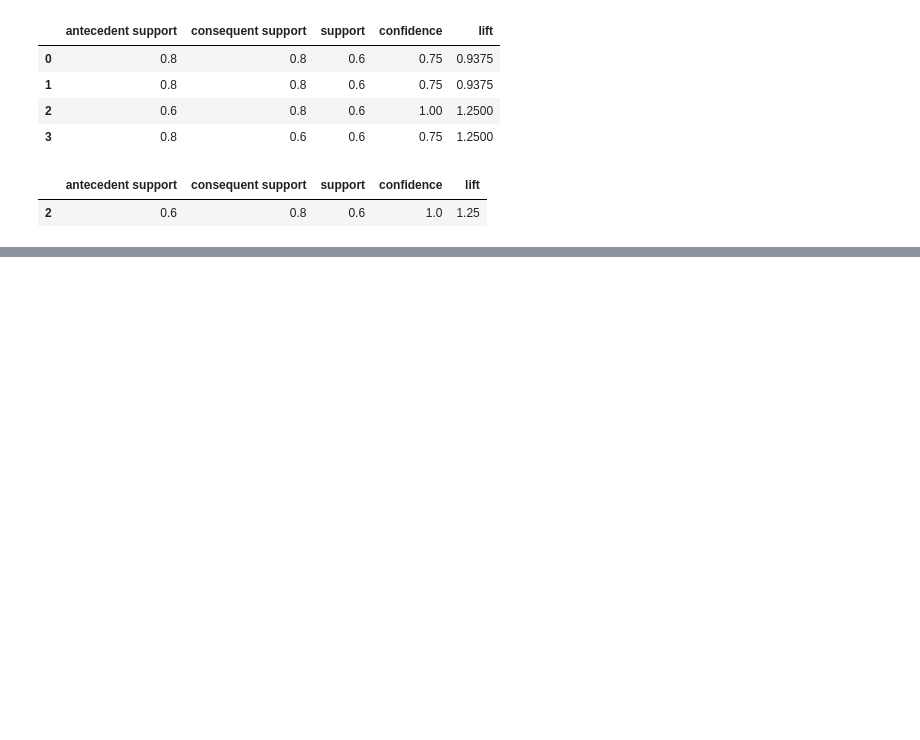
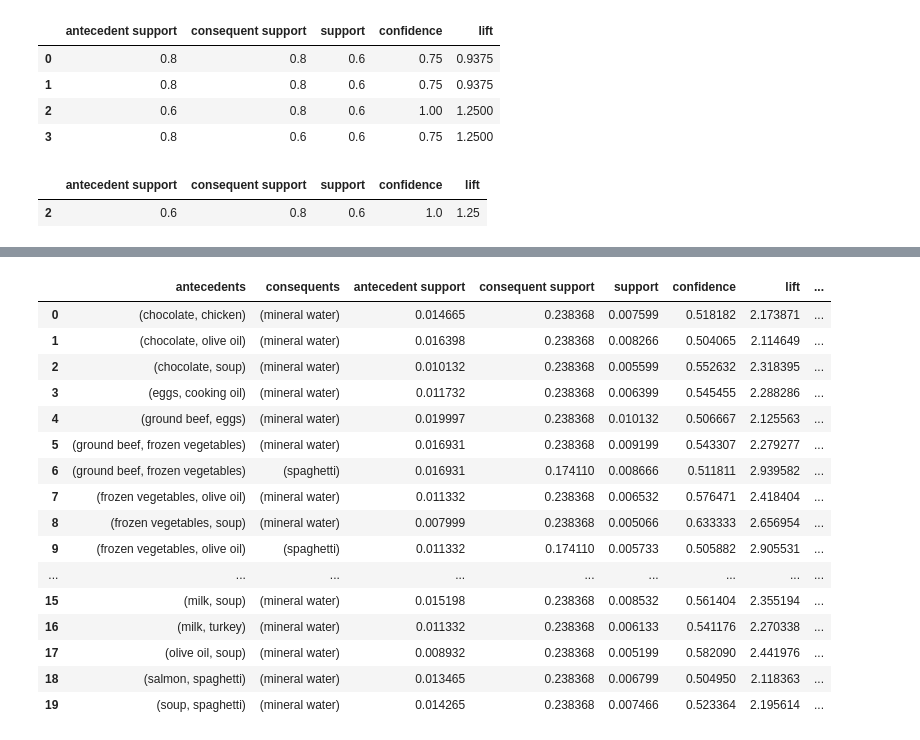
Before and after one commit to mourad-ezzerrifi/ASSOCIATION-CHECKPOINT, a Jupyter notebook: ASSOCIATION CHECKPOINT.ipynb, the cells around one changed output, grey strips where cells are left out. Cells and saved outputs as stored; diff of their text form; code cells hidden in the pictures; blank space fills up the shorter version.

```diff
--- a/ASSOCIATION CHECKPOINT.ipynb
+++ b/ASSOCIATION CHECKPOINT.ipynb
@@ -71,9 +71,3 @@ RES2
 # %% [output]
 |  | antecedent support | consequent support | support | confidence | lift |
 | 2 | 0.6 | 0.8 | 0.6 | 1.0 | 1.25 |
-# %%
-import csv
-with open('Market_Basket_Optimisation.csv', newline='') as f:
-    reader = csv.reader(f)
-    for bigdata in reader:
-         print(bigdata)
@@ -201,0 +74,7 @@ RUS2
+# %%
+import csv
+bigdata = []
+with open('Market_Basket_Optimisation.csv', newline='') as f:
+    reader = csv.reader(f)
+    for b in reader:
+         bigdata.append(b)
@@ -201,0 +110,4 @@ RUS2
+# %%
+from mlxtend.frequent_patterns import apriori
+frequent_itemese = apriori(df2, min_support=0.005, use_colnames=True)
+frequent_itemese
@@ -201,0 +128,22 @@ RUS2
+# %%
+from mlxtend.frequent_patterns import association_rules
+RUS = association_rules(frequent_itemese,metric="confidence",min_threshold=0.5) # associate itemsets with confidence over 70%.
+RUS
+# %% [output]
+|  | antecedents | consequents | antecedent support | consequent support | support | confidence | lift | ... |
+| 0 | (chocolate, chicken) | (mineral water) | 0.014665 | 0.238368 | 0.007599 | 0.518182 | 2.173871 | ... |
+| 1 | (chocolate, olive oil) | (mineral water) | 0.016398 | 0.238368 | 0.008266 | 0.504065 | 2.114649 | ... |
+| 2 | (chocolate, soup) | (mineral water) | 0.010132 | 0.238368 | 0.005599 | 0.552632 | 2.318395 | ... |
+| 3 | (eggs, cooking oil) | (mineral water) | 0.011732 | 0.238368 | 0.006399 | 0.545455 | 2.288286 | ... |
+| 4 | (ground beef, eggs) | (mineral water) | 0.019997 | 0.238368 | 0.010132 | 0.506667 | 2.125563 | ... |
+| 5 | (ground beef, frozen vegetables) | (mineral water) | 0.016931 | 0.238368 | 0.009199 | 0.543307 | 2.279277 | ... |
+| 6 | (ground beef, frozen vegetables) | (spaghetti) | 0.016931 | 0.174110 | 0.008666 | 0.511811 | 2.939582 | ... |
+| 7 | (frozen vegetables, olive oil) | (mineral water) | 0.011332 | 0.238368 | 0.006532 | 0.576471 | 2.418404 | ... |
+| 8 | (frozen vegetables, soup) | (mineral water) | 0.007999 | 0.238368 | 0.005066 | 0.633333 | 2.656954 | ... |
+| 9 | (frozen vegetables, olive oil) | (spaghetti) | 0.011332 | 0.174110 | 0.005733 | 0.505882 | 2.905531 | ... |
+| ... | ... | ... | ... | ... | ... | ... | ... | ... |
+| 15 | (milk, soup) | (mineral water) | 0.015198 | 0.238368 | 0.008532 | 0.561404 | 2.355194 | ... |
+| 16 | (milk, turkey) | (mineral water) | 0.011332 | 0.238368 | 0.006133 | 0.541176 | 2.270338 | ... |
+| 17 | (olive oil, soup) | (mineral water) | 0.008932 | 0.238368 | 0.005199 | 0.582090 | 2.441976 | ... |
+| 18 | (salmon, spaghetti) | (mineral water) | 0.013465 | 0.238368 | 0.006799 | 0.504950 | 2.118363 | ... |
+| 19 | (soup, spaghetti) | (mineral water) | 0.014265 | 0.238368 | 0.007466 | 0.523364 | 2.195614 | ... |
```
Also changed, not shown: parts of 12 cells of this notebook.
